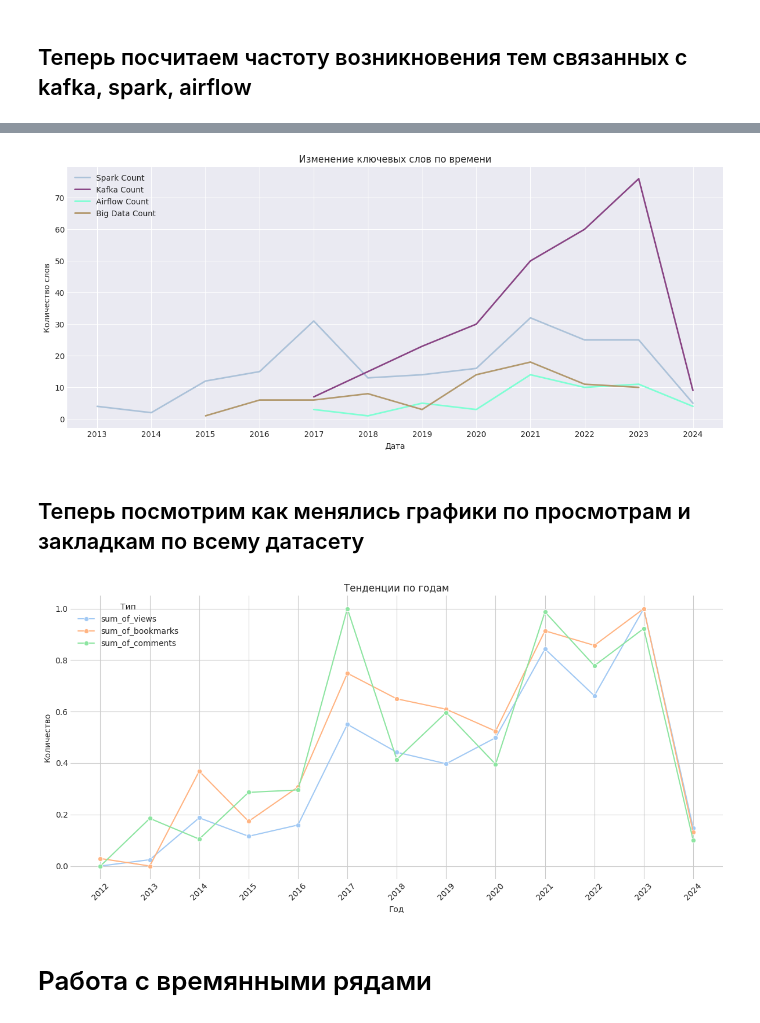
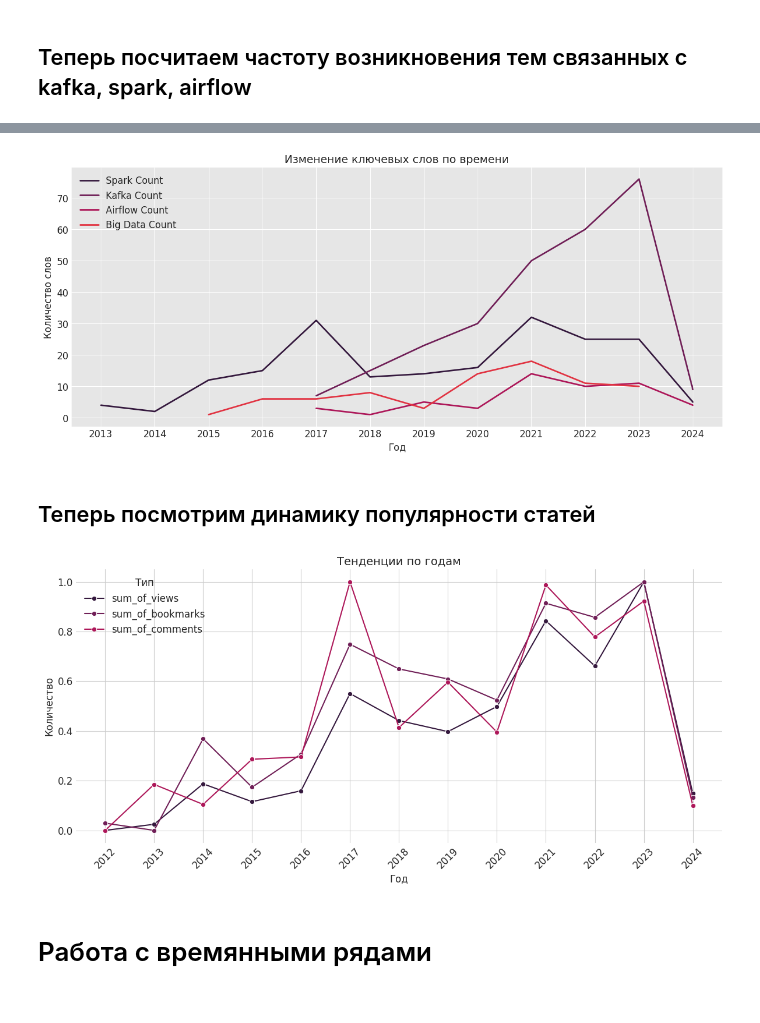
Before and after one commit to daxausername/parsing_habr, a Jupyter notebook: EDA.ipynb, the cells around one changed output, grey strips where cells are left out. Cells and saved outputs as stored; diff of their text form; code cells hidden in the pictures.

```diff
--- a/EDA.ipynb
+++ b/EDA.ipynb
@@ -109,12 +117,12 @@ habr_metadata['lemma_hub'] = lemma_habr('hub')
 ## Удаляем стоп слова
 # %%
 # !wget https://raw.githubusercontent.com/dhhse/dh2020/master/data/stop_ru.txt
-with open ("stop_ru.txt", "r") as stop_ru:
+with open ("datasets/stop_ru.txt", "r") as stop_ru:
     rus_stops = [word.strip() for word in stop_ru.readlines()]
 # %%
 def remove_stop_words(token_list):
 
-    return [word for word in token_list if word.lower() not in rus_stops and not re.fullmatch(r'\d+', word)]
+    return [word for word in token_list if word.lower() not in rus_stops and not re.fullmatch(r'[\d+\-*/]+', word)]
 habr_metadata['title_lemma'] = habr_metadata['title_lemma'].apply(remove_stop_words)
 habr_metadata['tags_lemma'] = habr_metadata['tags_lemma'].apply(remove_stop_words)
 habr_metadata['lemma_hub'] = habr_metadata['lemma_hub'].apply(remove_stop_words)
@@ -124,8 +132,3 @@ habr_metadata['lemma_hub'] = habr_metadata['lemma_hub'].apply(remove_stop_words)
 from nltk.probability import FreqDist
 import matplotlib.pyplot as plt
 import seaborn
-
-# зададим стиль для графиков
-plt.style.use('seaborn-v0_8-darkgrid')  # Можно использовать любую другую палитру
-colors = ['#1f77b4', '#ff7f0e', '#2ca02c']
-sns.set_palette("pastel")
@@ -162,0 +135,9 @@ axes[2].tick_params(axis='x', rotation=45)
+# %%
+# Базовые настройки стиля для графиков
+sns.set_style("darkgrid", {"axes.facecolor": ".9"})  # современный стиль с сеткой
+plt.rcParams['figure.figsize'] = (10, 6)  # размер графика по умолчанию
+plt.rcParams['font.size'] = 12  # размер шрифта
+plt.rcParams['axes.titlesize'] = 14  # размер заголовка
+plt.rcParams['axes.labelsize'] = 12  # размер подписей осей
+palette = sns.diverging_palette(145, 300, s=60, as_cmap=True)
+sns.set_palette("rocket")
@@ -165,56 +198,25 @@ from matplotlib.ticker import MultipleLocator
 # %%
-# мне нужно сгруппировать по году и месяцу частоту появления то есть count слова kafka spark и airlfow и большие данные и big data наверное или в title или hub или в тегах
-
-
-exploded_df = habr_metadata.explode('title_lemma')
-spark_counts = exploded_df[exploded_df['title_lemma'] == 'spark'] \
-    .groupby('year')['title_lemma'] \
-    .count() \
-    .reset_index(name ='spark_count')
-
-# spark_counts = spark_counts.set_index('year')
-
-kafka_counts = exploded_df[exploded_df['title_lemma'] == 'kafka'] \
-    .groupby('year')['title_lemma'] \
-    .count() \
-    .reset_index(name='kafka_count')
-
-# kafka_counts = kafka_counts.set_index('year')
-
-
-airflow_counts = exploded_df[exploded_df['title_lemma'] == 'airflow'] \
-    .groupby('year')['title_lemma'] \
-    .count() \
-    .reset_index(name='airflow_count')
-
-# airflow_counts = airflow_counts.set_index('year')
-
-
-big_data_counts = exploded_df[exploded_df['title_lemma'].isin(['big', 'data', 'большие'])] \
-    .groupby('year')['title_lemma'] \
-    .count() \
-    .reset_index(name='big_data_count')
 
 # Строим lineplot
 plt.figure(figsize=(15, 6))  # Устанавливаем размер графика
-plt.plot(spark_counts['year'], spark_counts['spark_count'], color='#acc2d9', linewidth=2, label='Spark Count') #linestyle='-' рисует линии
-plt.plot(kafka_counts['year'], kafka_counts['kafka_count'], color='#894585', linewidth=2, label='Kafka Count') #linestyle='-' рисует линии
-plt.plot(airflow_counts['year'], airflow_counts['airflow_count'], color = '#7FFFD4',  linewidth=2, label='Airflow Count') #linestyle='-' рисует линии
-plt.plot(big_data_counts['year'], big_data_counts['big_data_count'], color = '#b2996e',  linewidth=2, label='Big Data Count') #linestyle='-' рисует линии
+plt.plot(spark_counts['year'], spark_counts['spark_count'],  linewidth=2, label='Spark Count')
+plt.plot(kafka_counts['year'], kafka_counts['kafka_count'],linewidth=2, label='Kafka Count')
+plt.plot(airflow_counts['year'], airflow_counts['airflow_count'],  linewidth=2, label='Airflow Count')
+plt.plot(big_data_counts['year'], big_data_counts['big_data_count'],  linewidth=2, label='Big Data Count')
 
 ax = plt.gca()  # Получаем текущие оси
 ax.xaxis.set_major_locator(MultipleLocator(1))
 
-plt.xlabel("Дата")
+plt.xlabel("Год")
 plt.ylabel("Количество слов")
 plt.title("Изменение ключевых слов по времени")
 plt.grid(True) # Добавляем сетку для лучшей читаемости
 plt.legend()
 plt.show()
 # %% [output]
-[figure, old version]
+[figure, new version]
-# %% [markdown]
-## Теперь посмотрим как менялись графики по просмотрам и закладкам по всему датасету
+# %% [markdown]
+## Теперь посмотрим динамику популярности статей
 # %%
 
 habr_metadata['year'] = habr_metadata.time.dt.year
@@ -229,32 +231,32 @@ sum_by_metadata = habr_metadata \
          sum_of_comments = ('comments', 'sum')) \
     .reset_index()
 # %%
-
+# нормализация данных к диапазону от 0 до 1
 
 for col in ['sum_of_views', 'sum_of_bookmarks', 'sum_of_comments']:
     sum_by_metadata[col] = (sum_by_metadata[col] - sum_by_metadata[col].min()) / (sum_by_metadata[col].max() - sum_by_metadata[col].min())
 
+# Преобразование DataFrame для удобства работы с Seaborn
+sum_by_metadata_melted = sum_by_metadata.melt('year', var_name='Type', value_name='Count')
 
 
 plt.figure(figsize=(12, 6))
-sns.set_style("whitegrid")
 
-# Преобразование DataFrame для удобства работы с Seaborn
-sum_by_metadata_melted = sum_by_metadata.melt('year', var_name='Type', value_name='Count')
+
 
 sns.lineplot(x='year', y='Count', hue='Type', data=sum_by_metadata_melted, marker='o')
 
 ax = plt.gca()  # Получаем текущие оси
 ax.xaxis.set_major_locator(MultipleLocator(1))
 
 plt.title('Тенденции по годам')
 plt.xlabel('Год')
 plt.ylabel('Количество')
 plt.legend(title='Тип')
 plt.xticks(rotation=45)
 plt.tight_layout()
 plt.show()
 # %% [output]
-[figure, old version]
+[figure, new version]
 # %% [markdown]
 # Работа с времянными рядами
```
Also changed, not shown: parts of 33 cells of this notebook, 2 other files.
